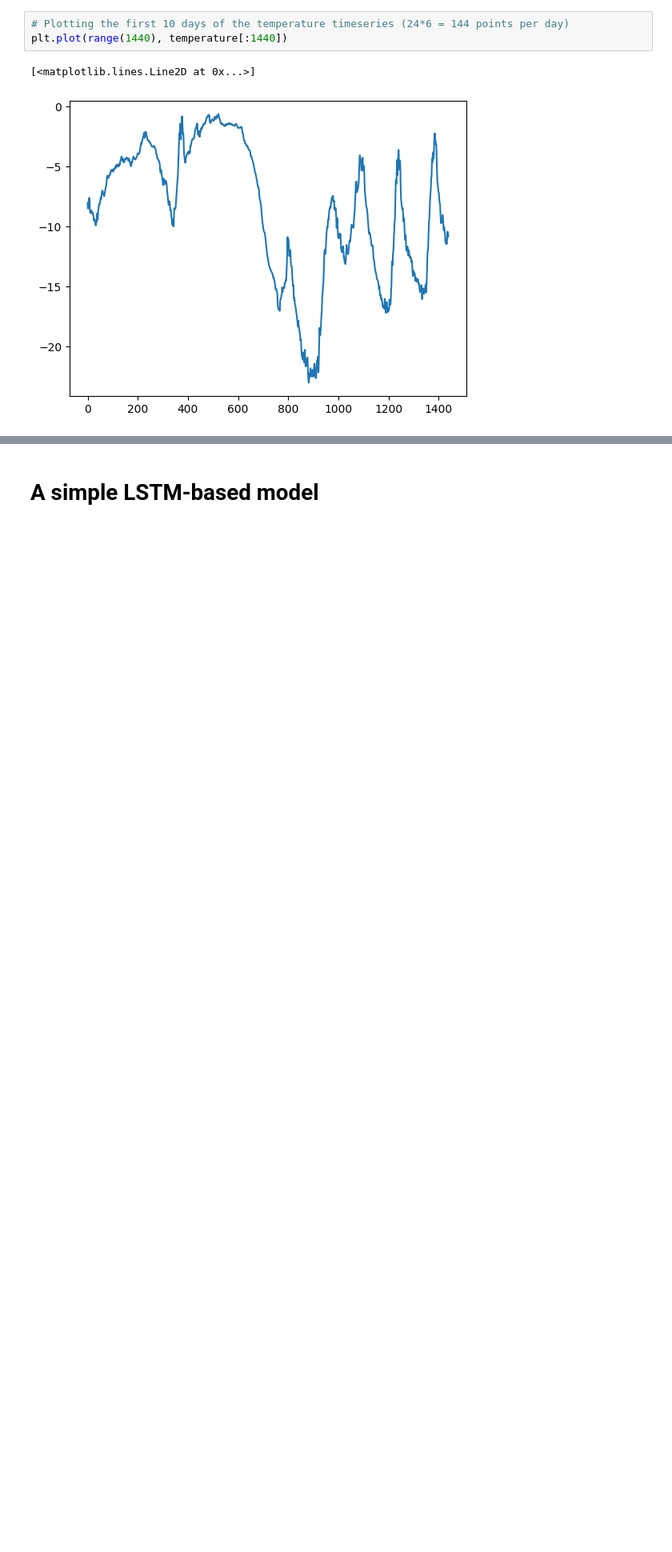
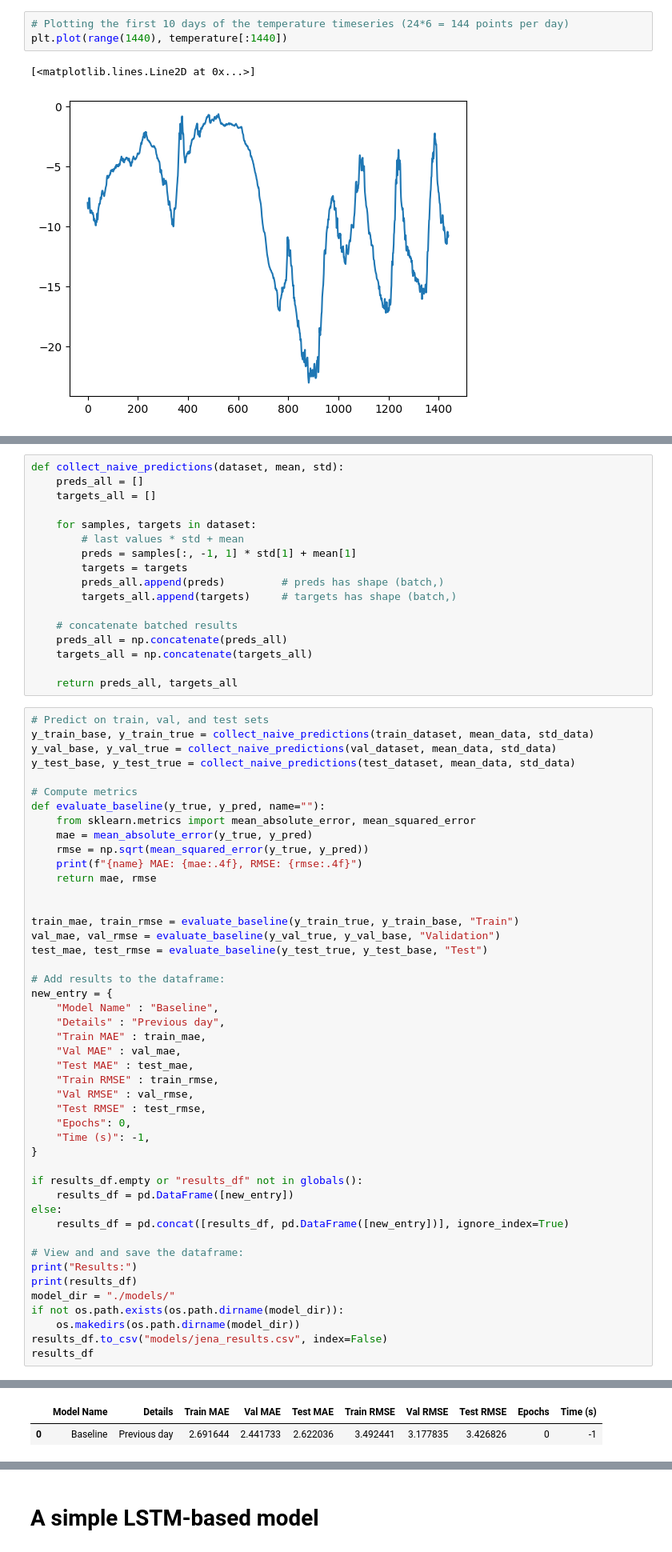
Before and after one commit to reitezuz/18NES2-2025, a Jupyter notebook: week_09/time_series_jena.ipynb, the cells around one changed output, grey strips where cells are left out. Shown: that part at 80% size. Drawn from its saved outputs; the diff is of its cells as text; blank space fills up the shorter version.

```diff
--- a/week_09/time_series_jena.ipynb
+++ b/week_09/time_series_jena.ipynb
@@ -146,0 +242,64 @@ for inputs, targets in dummy_dataset:
+# %%
+def collect_naive_predictions(dataset, mean, std):
+    preds_all = []
+    targets_all = []
+
+    for samples, targets in dataset:
+        # last values * std + mean
+        preds = samples[:, -1, 1] * std[1] + mean[1]
+        targets = targets
+        preds_all.append(preds)         # preds has shape (batch,)
+        targets_all.append(targets)     # targets has shape (batch,)
+
+    # concatenate batched results
+    preds_all = np.concatenate(preds_all)
+    targets_all = np.concatenate(targets_all)
+
+    return preds_all, targets_all
+# %%
+# Predict on train, val, and test sets
+y_train_base, y_train_true = collect_naive_predictions(train_dataset, mean_data, std_data)
+y_val_base, y_val_true = collect_naive_predictions(val_dataset, mean_data, std_data)
+y_test_base, y_test_true = collect_naive_predictions(test_dataset, mean_data, std_data)
+
+# Compute metrics
+def evaluate_baseline(y_true, y_pred, name=""):
+    from sklearn.metrics import mean_absolute_error, mean_squared_error
+    mae = mean_absolute_error(y_true, y_pred)
+    rmse = np.sqrt(mean_squared_error(y_true, y_pred))
+    print(f"{name} MAE: {mae:.4f}, RMSE: {rmse:.4f}")
+    return mae, rmse
+
+
+train_mae, train_rmse = evaluate_baseline(y_train_true, y_train_base, "Train")
+val_mae, val_rmse = evaluate_baseline(y_val_true, y_val_base, "Validation")
+test_mae, test_rmse = evaluate_baseline(y_test_true, y_test_base, "Test")
+
+# Add results to the dataframe:
+new_entry = {
+    "Model Name" : "Baseline",
+    "Details" : "Previous day",
+    "Train MAE" : train_mae,
+    "Val MAE" : val_mae,
+    "Test MAE" : test_mae,
+    "Train RMSE" : train_rmse,
+    "Val RMSE" : val_rmse,
+    "Test RMSE" : test_rmse,
+    "Epochs": 0,
+    "Time (s)": -1,
+}
+
+if results_df.empty or "results_df" not in globals():
+    results_df = pd.DataFrame([new_entry])
+else:
+    results_df = pd.concat([results_df, pd.DataFrame([new_entry])], ignore_index=True)
+
+# View and and save the dataframe:
+print("Results:")
+print(results_df)
+model_dir = "./models/"
+if not os.path.exists(os.path.dirname(model_dir)):
+    os.makedirs(os.path.dirname(model_dir))
+results_df.to_csv("models/jena_results.csv", index=False)
+results_df
+# %% [output]
@@ -146,0 +315,2 @@ for inputs, targets in dummy_dataset:
+|  | Model Name | Details | Train MAE | Val MAE | Test MAE | Train RMSE | Val RMSE | Test RMSE | Epochs | Time (s) |
+| 0 | Baseline | Previous day | 2.691644 | 2.441733 | 2.622036 | 3.492441 | 3.177835 | 3.426826 | 0 | -1 |
```
Also changed, not shown: parts of 46 cells of this notebook.
